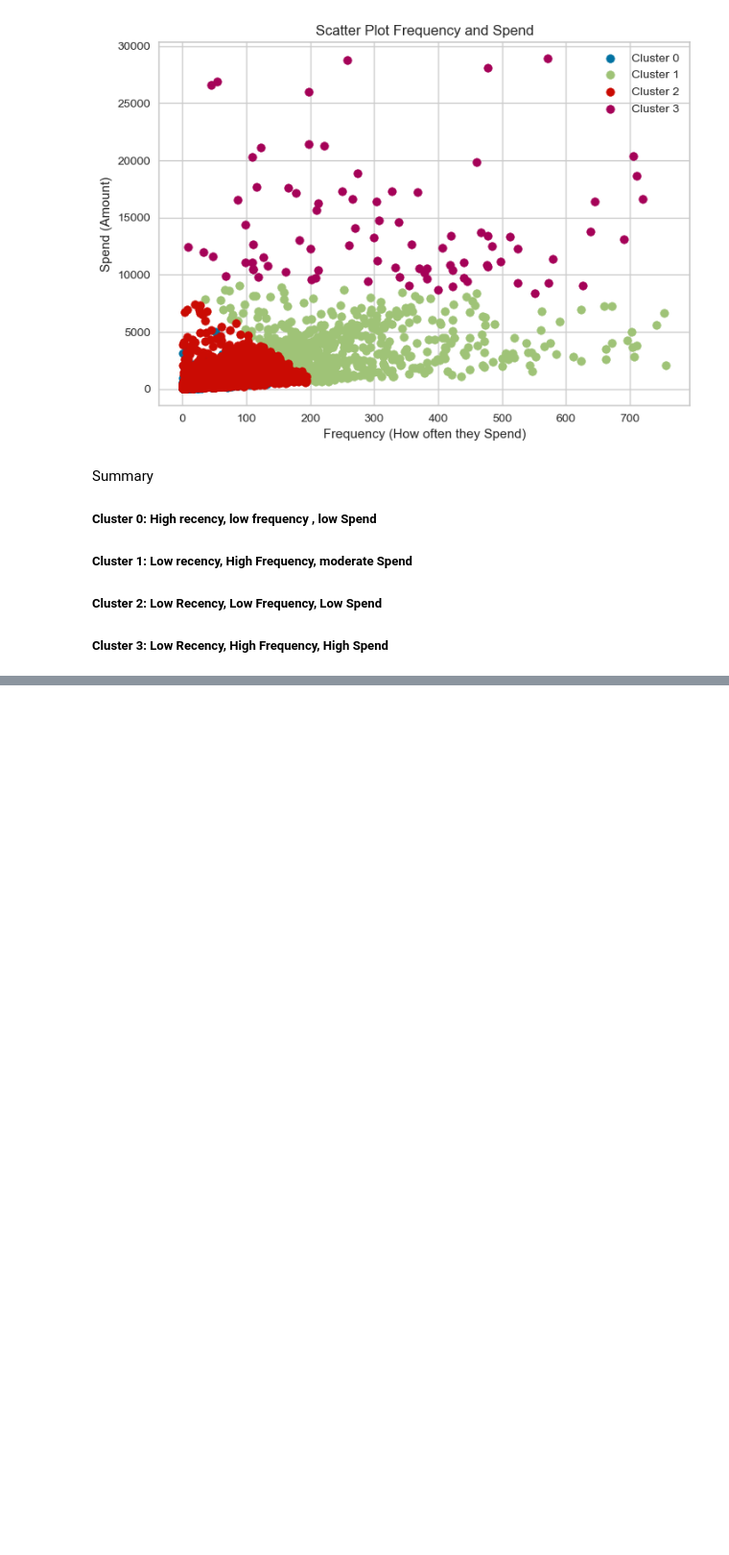
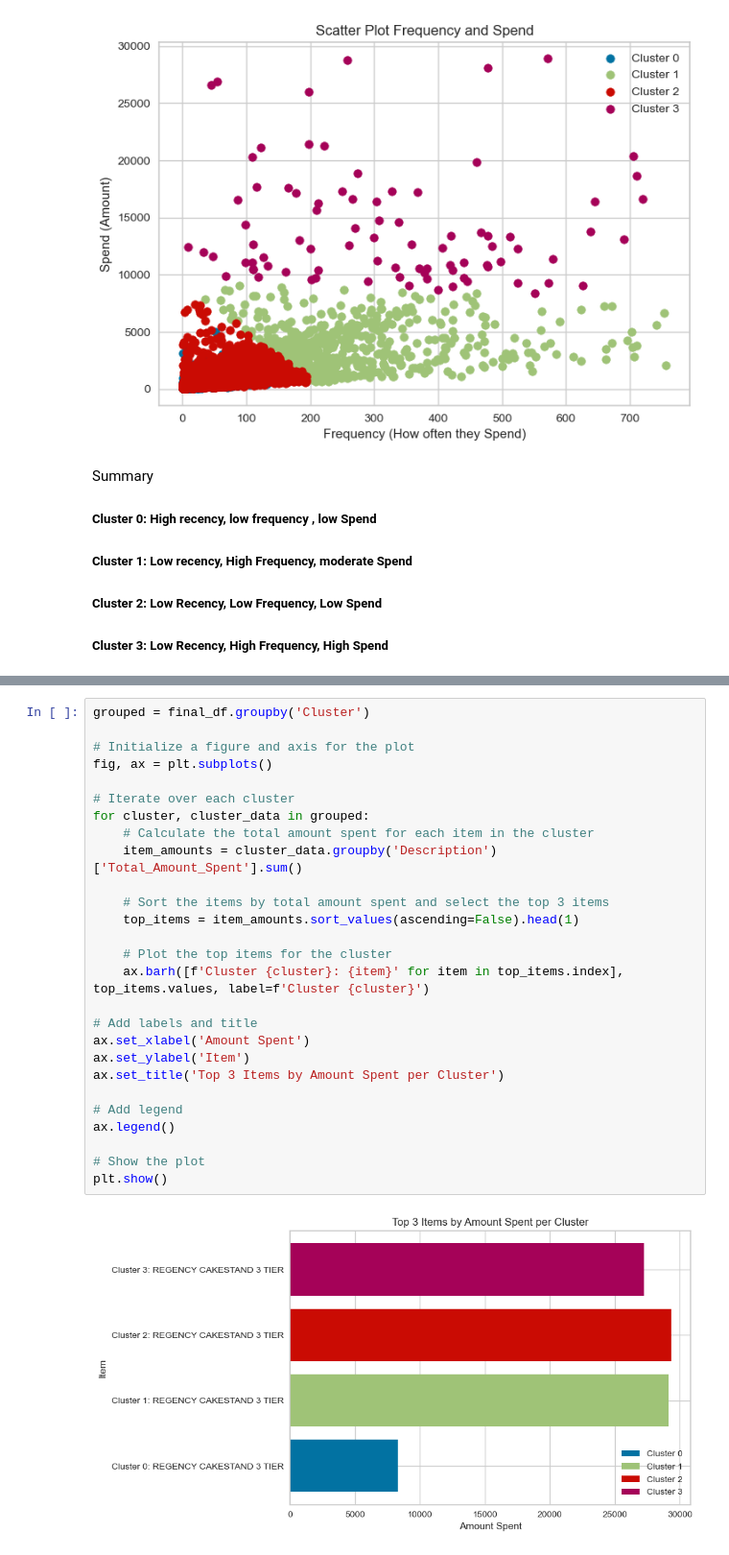
Before and after one commit to moyinajayi/Retail_customer_Clustering, a Jupyter notebook: OnlineSales.ipynb, the cells around one changed output, grey strips where cells are left out. Shown: that part at 96% size. Saved outputs shown, nothing was run; the diff lists cells and outputs as text; blank space fills up the shorter version.

```diff
--- a/OnlineSales.ipynb
+++ b/OnlineSales.ipynb
@@ -602,3 +602,32 @@ final_df.head()
 | 2 | 536365 | 84406B | CREAM CUPID HEARTS COAT HANGER | 8 | 2010-12-01 08:26:00 | 2.75 | 17850 | United Kingdom | ... |
 | 3 | 536365 | 84029G | KNITTED UNION FLAG HOT WATER BOTTLE | 6 | 2010-12-01 08:26:00 | 3.39 | 17850 | United Kingdom | ... |
 | 4 | 536365 | 84029E | RED WOOLLY HOTTIE WHITE HEART. | 6 | 2010-12-01 08:26:00 | 3.39 | 17850 | United Kingdom | ... |
+# %%
+grouped = final_df.groupby('Cluster')
+
+# Initialize a figure and axis for the plot
+fig, ax = plt.subplots()
+
+# Iterate over each cluster
+for cluster, cluster_data in grouped:
+    # Calculate the total amount spent for each item in the cluster
+    item_amounts = cluster_data.groupby('Description')['Total_Amount_Spent'].sum()
+
+    # Sort the items by total amount spent and select the top 3 items
+    top_items = item_amounts.sort_values(ascending=False).head(1)
+
+    # Plot the top items for the cluster
+    ax.barh([f'Cluster {cluster}: {item}' for item in top_items.index], top_items.values, label=f'Cluster {cluster}')
+
+# Add labels and title
+ax.set_xlabel('Amount Spent')
+ax.set_ylabel('Item')
+ax.set_title('Top 3 Items by Amount Spent per Cluster')
+
+# Add legend
+ax.legend()
+
+# Show the plot
+plt.show()
+# %% [output]
+[figure, added]
```
Also changed, not shown: parts of 2 cells of this notebook.
